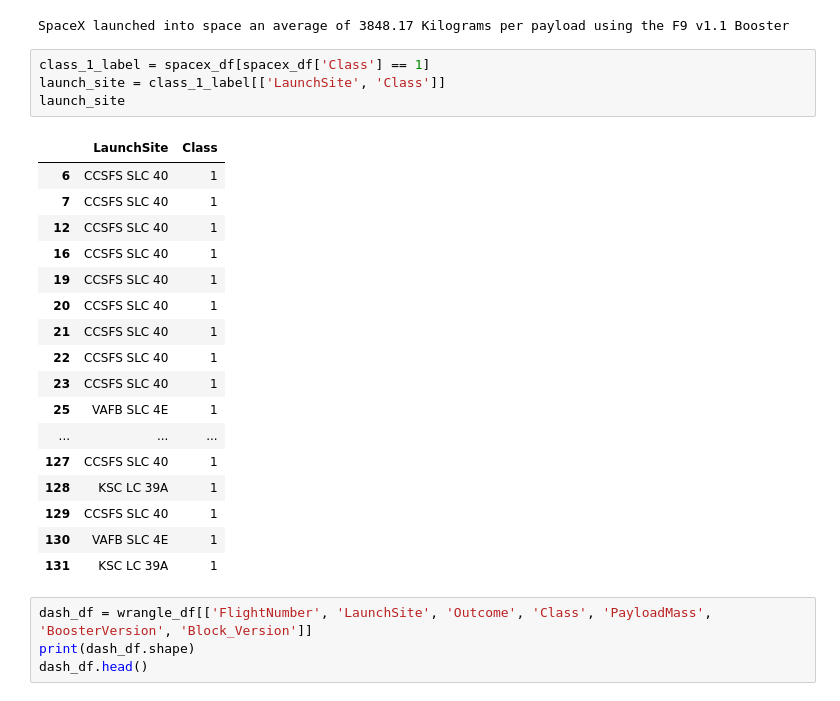
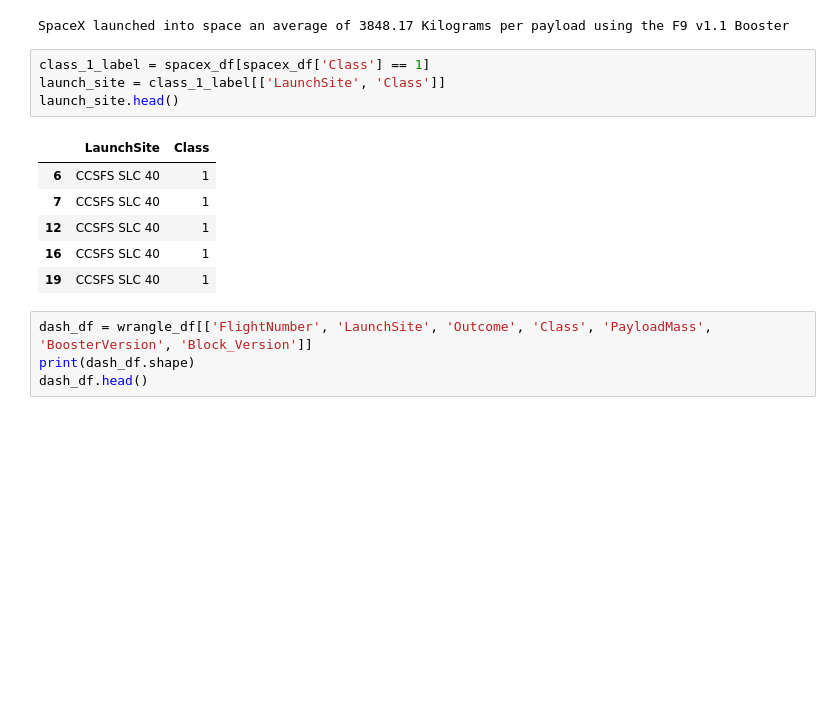
Before and after one commit to amroca79/IBM-Applied-Data-Science-Capstone, a Jupyter notebook: Appendix.ipynb, the cells around one changed output. Drawn from its saved outputs; the diff is of its cells as text; blank space fills up the shorter version.

```diff
--- a/Appendix.ipynb
+++ b/Appendix.ipynb
@@ -185,25 +185,14 @@ SpaceX launched into space an average of 3848.17 Kilograms per payload using the
 # %%
 class_1_label = spacex_df[spacex_df['Class'] == 1]
 launch_site = class_1_label[['LaunchSite', 'Class']]
-launch_site
+launch_site.head()
 # %% [output]
 |  | LaunchSite | Class |
 | 6 | CCSFS SLC 40 | 1 |
 | 7 | CCSFS SLC 40 | 1 |
 | 12 | CCSFS SLC 40 | 1 |
 | 16 | CCSFS SLC 40 | 1 |
 | 19 | CCSFS SLC 40 | 1 |
-| 20 | CCSFS SLC 40 | 1 |
-| 21 | CCSFS SLC 40 | 1 |
-| 22 | CCSFS SLC 40 | 1 |
-| 23 | CCSFS SLC 40 | 1 |
-| 25 | VAFB SLC 4E | 1 |
-| ... | ... | ... |
-| 127 | CCSFS SLC 40 | 1 |
-| 128 | KSC LC 39A | 1 |
-| 129 | CCSFS SLC 40 | 1 |
-| 130 | VAFB SLC 4E | 1 |
-| 131 | KSC LC 39A | 1 |
 # %%
 dash_df = wrangle_df[['FlightNumber', 'LaunchSite', 'Outcome', 'Class', 'PayloadMass', 'BoosterVersion', 'Block_Version']]
 print(dash_df.shape)
```
